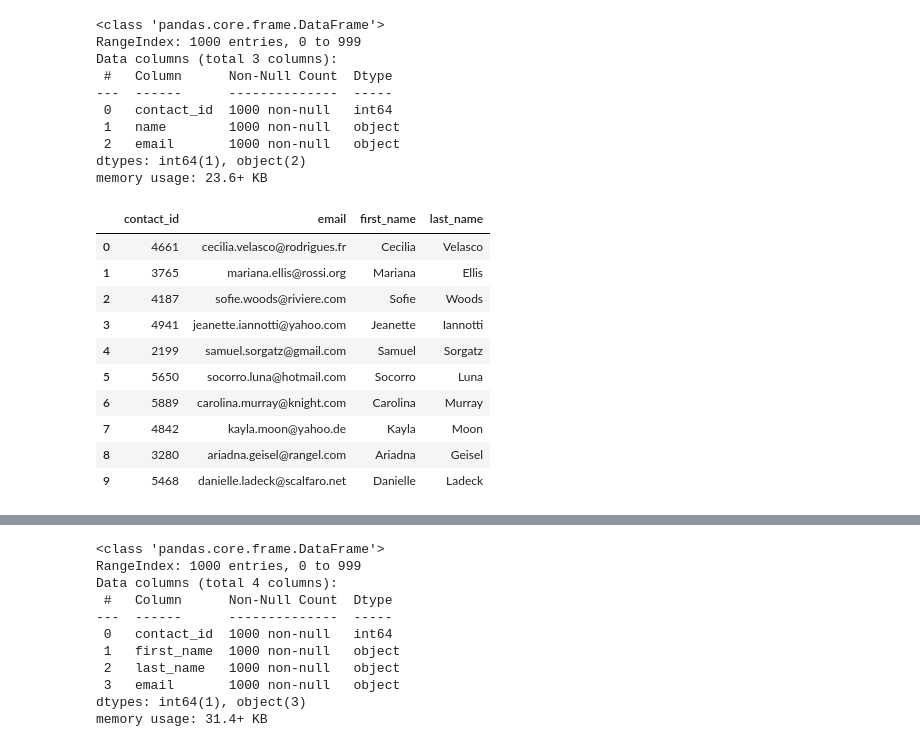
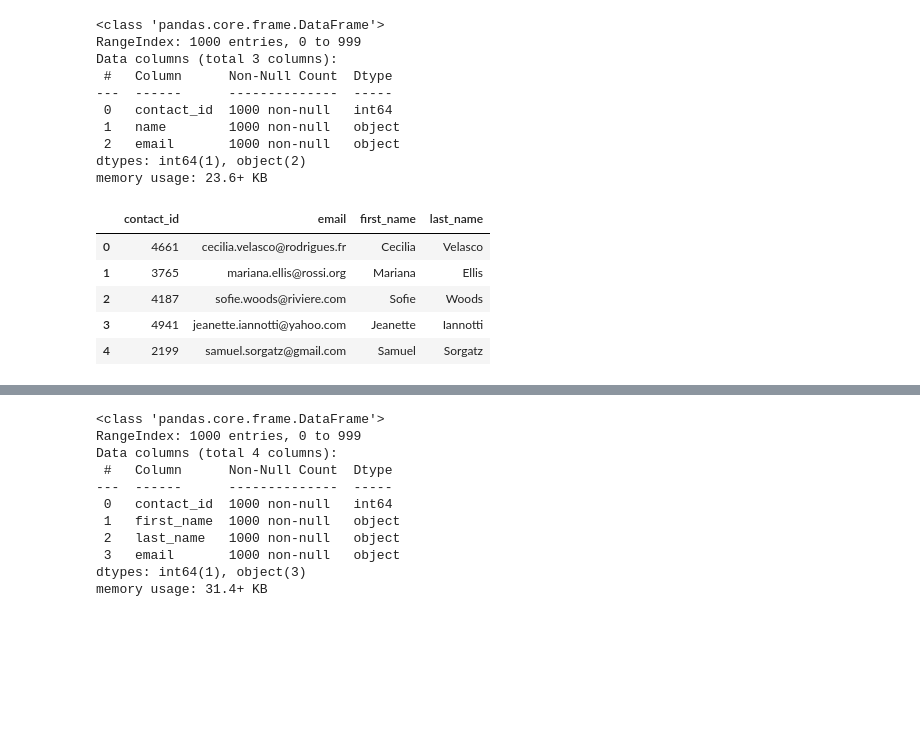
Before and after one commit to jinnybrahmbhatt/Crowdfunding_ETL, a Jupyter notebook: Starter_Files/ETL_Mini_Project_Starter_Code - HW.ipynb, the cells around one changed output, grey strips where cells are left out. Drawn from its saved outputs; the diff is of its cells as text; code cells hidden in the pictures; blank space fills up the shorter version.

```diff
--- a/Starter_Files/ETL_Mini_Project_Starter_Code - HW.ipynb
+++ b/Starter_Files/ETL_Mini_Project_Starter_Code - HW.ipynb
@@ -320,8 +319,8 @@ campaign_cleaned.to_csv("Resources/campaign.csv", index=False)
 ### Extract the contacts.xlsx Data.
 # %%
 # Read the data into a Pandas DataFrame. Use the `header=2` parameter when reading in the data.
-contact_info_df = pd.read_excel('Resources/contacts.xlsx', header=2)
-contact_info_df.head()
+contact_df = pd.read_excel('Resources/contacts.xlsx', header=3)
+contact_df.head()
 # %% [output]
 |  | contact_info |
 | 0 | {"contact_id": 4661, "name": "Cec... |
@@ -329,3 +328,7 @@ contact_info_df.head()
 | 2 | {"contact_id": 4187, "name": "Sof... |
 | 3 | {"contact_id": 4941, "name": "Jea... |
 | 4 | {"contact_id": 2199, "name": "Sam... |
+# %%
+import json
+contact_df["contact_id"] = [x[15:19] for x in contact_df["contact_info"].values]
+contact_info_df.head()
@@ -345,7 +355,14 @@ Then export the DataFrame as a `contacts.csv` CSV file.
 # Iterate through the contact_info_df and convert each row to a dictionary.
 import json
 dict_values = []
-
+for i, row in contact_df.iterrows():
+    # Get the data first item in each row.
+    data = row['contact_info']
+    converted_data = json.loads(data)
+    # Iterate through each dictionary (row) and get the values for each row using list comprehension.
+    row_values = [v for k, v in converted_data.items()]
+    # Append the list of values for each row to a new list.
+    dict_values.append(row_values)
 
 # Print out the list of values for each row.
 print(dict_values)
@@ -354,6 +371,8 @@ print(dict_values)
 # %%
 # Create a contact_info DataFrame and add each list of values, i.e., each row
 # to the 'contact_id', 'name', 'email' columns.
+contacts_info_df = pd.DataFrame(dict_values, columns=['contact_id', 'name', 'email'])
+contacts_info_df.head()
 # %% [output]
 |  | contact_id | name | email |
 | 0 | 4661 | Cecilia Velasco | cecilia.velasco@rodrigues.fr |
@@ -376,18 +396,16 @@ dtypes: int64(1), object(2)
 memory usage: 23.6+ KB
 # %%
 # Create a "first"name" and "last_name" column with the first and last names from the "name" column.
-
+contacts_info_df[["first_name","last_name"]] = contacts_info_df["name"].str.split(' ', n=1, expand=True)
+contacts_info_df.head()
 
 # Drop the contact_name column
+contacts_cleaned_df = contacts_info_df.drop(["name"], axis = 1)
+contacts_cleaned_df.head()
 # %% [output]
 |  | contact_id | email | first_name | last_name |
 | 0 | 4661 | cecilia.velasco@rodrigues.fr | Cecilia | Velasco |
 | 1 | 3765 | mariana.ellis@rossi.org | Mariana | Ellis |
 | 2 | 4187 | sofie.woods@riviere.com | Sofie | Woods |
 | 3 | 4941 | jeanette.iannotti@yahoo.com | Jeanette | Iannotti |
 | 4 | 2199 | samuel.sorgatz@gmail.com | Samuel | Sorgatz |
-| 5 | 5650 | socorro.luna@hotmail.com | Socorro | Luna |
-| 6 | 5889 | carolina.murray@knight.com | Carolina | Murray |
-| 7 | 4842 | kayla.moon@yahoo.de | Kayla | Moon |
-| 8 | 3280 | ariadna.geisel@rangel.com | Ariadna | Geisel |
-| 9 | 5468 | danielle.ladeck@scalfaro.net | Danielle | Ladeck |
```
Also changed, not shown: parts of 8 cells of this notebook, 3 other files.
